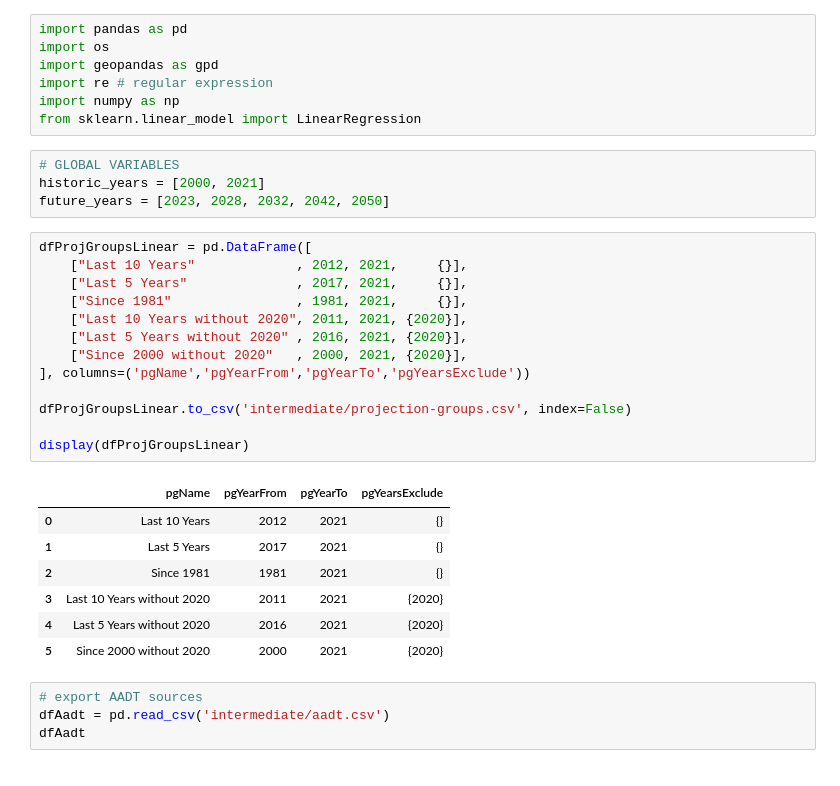
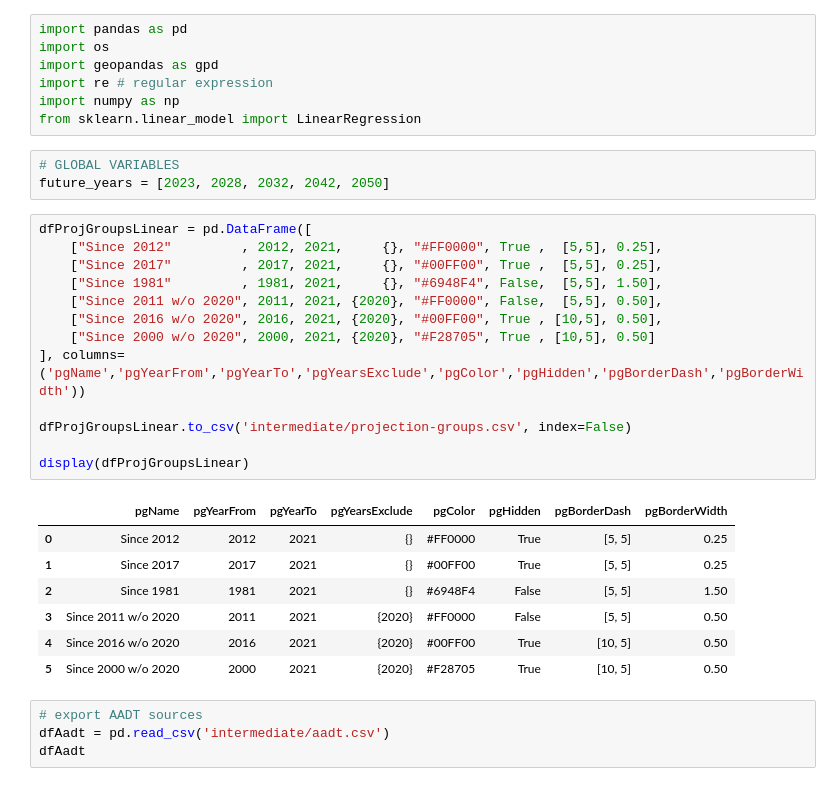
Before and after one commit to WFRCAnalytics/Traffic-Volume-Forecasts, a Jupyter notebook: 2-Prepare-Linear-Forecasts.ipynb, the cells around one changed output. Drawn from its saved outputs; the diff is of its cells as text.

```diff
--- a/2-Prepare-Linear-Forecasts.ipynb
+++ b/2-Prepare-Linear-Forecasts.ipynb
@@ -7,29 +7,28 @@ import numpy as np
 from sklearn.linear_model import LinearRegression
 # %%
 # GLOBAL VARIABLES
-historic_years = [2000, 2021]
 future_years = [2023, 2028, 2032, 2042, 2050]
 # %%
 dfProjGroupsLinear = pd.DataFrame([
-    ["Last 10 Years"             , 2012, 2021,     {}],
-    ["Last 5 Years"              , 2017, 2021,     {}],
-    ["Since 1981"                , 1981, 2021,     {}],
-    ["Last 10 Years without 2020", 2011, 2021, {2020}],
-    ["Last 5 Years without 2020" , 2016, 2021, {2020}],
-    ["Since 2000 without 2020"   , 2000, 2021, {2020}],
-], columns=('pgName','pgYearFrom','pgYearTo','pgYearsExclude'))
+    ["Since 2012"         , 2012, 2021,     {}, "#FF0000", True ,  [5,5], 0.25],
+    ["Since 2017"         , 2017, 2021,     {}, "#00FF00", True ,  [5,5], 0.25],
+    ["Since 1981"         , 1981, 2021,     {}, "#6948F4", False,  [5,5], 1.50],
+    ["Since 2011 w/o 2020", 2011, 2021, {2020}, "#FF0000", False,  [5,5], 0.50],
+    ["Since 2016 w/o 2020", 2016, 2021, {2020}, "#00FF00", True , [10,5], 0.50],
+    ["Since 2000 w/o 2020", 2000, 2021, {2020}, "#F28705", True , [10,5], 0.50]
+], columns=('pgName','pgYearFrom','pgYearTo','pgYearsExclude','pgColor','pgHidden','pgBorderDash','pgBorderWidth'))
 
 dfProjGroupsLinear.to_csv('intermediate/projection-groups.csv', index=False)
 
 display(dfProjGroupsLinear)
 # %% [output]
-|  | pgName | pgYearFrom | pgYearTo | pgYearsExclude |
-| 0 | Last 10 Years | 2012 | 2021 | {} |
-| 1 | Last 5 Years | 2017 | 2021 | {} |
-| 2 | Since 1981 | 1981 | 2021 | {} |
-| 3 | Last 10 Years without 2020 | 2011 | 2021 | {2020} |
-| 4 | Last 5 Years without 2020 | 2016 | 2021 | {2020} |
-| 5 | Since 2000 without 2020 | 2000 | 2021 | {2020} |
+|  | pgName | pgYearFrom | pgYearTo | pgYearsExclude | pgColor | pgHidden | pgBorderDash | pgBorderWidth |
+| 0 | Since 2012 | 2012 | 2021 | {} | #FF0000 | True | [5, 5] | 0.25 |
+| 1 | Since 2017 | 2017 | 2021 | {} | #00FF00 | True | [5, 5] | 0.25 |
+| 2 | Since 1981 | 1981 | 2021 | {} | #6948F4 | False | [5, 5] | 1.50 |
+| 3 | Since 2011 w/o 2020 | 2011 | 2021 | {2020} | #FF0000 | False | [5, 5] | 0.50 |
+| 4 | Since 2016 w/o 2020 | 2016 | 2021 | {2020} | #00FF00 | True | [10, 5] | 0.50 |
+| 5 | Since 2000 w/o 2020 | 2000 | 2021 | {2020} | #F28705 | True | [10, 5] | 0.50 |
 # %%
 # export AADT sources
 dfAadt = pd.read_csv('intermediate/aadt.csv')
```
Also changed, not shown: parts of 4 cells of this notebook, 16 other files.
